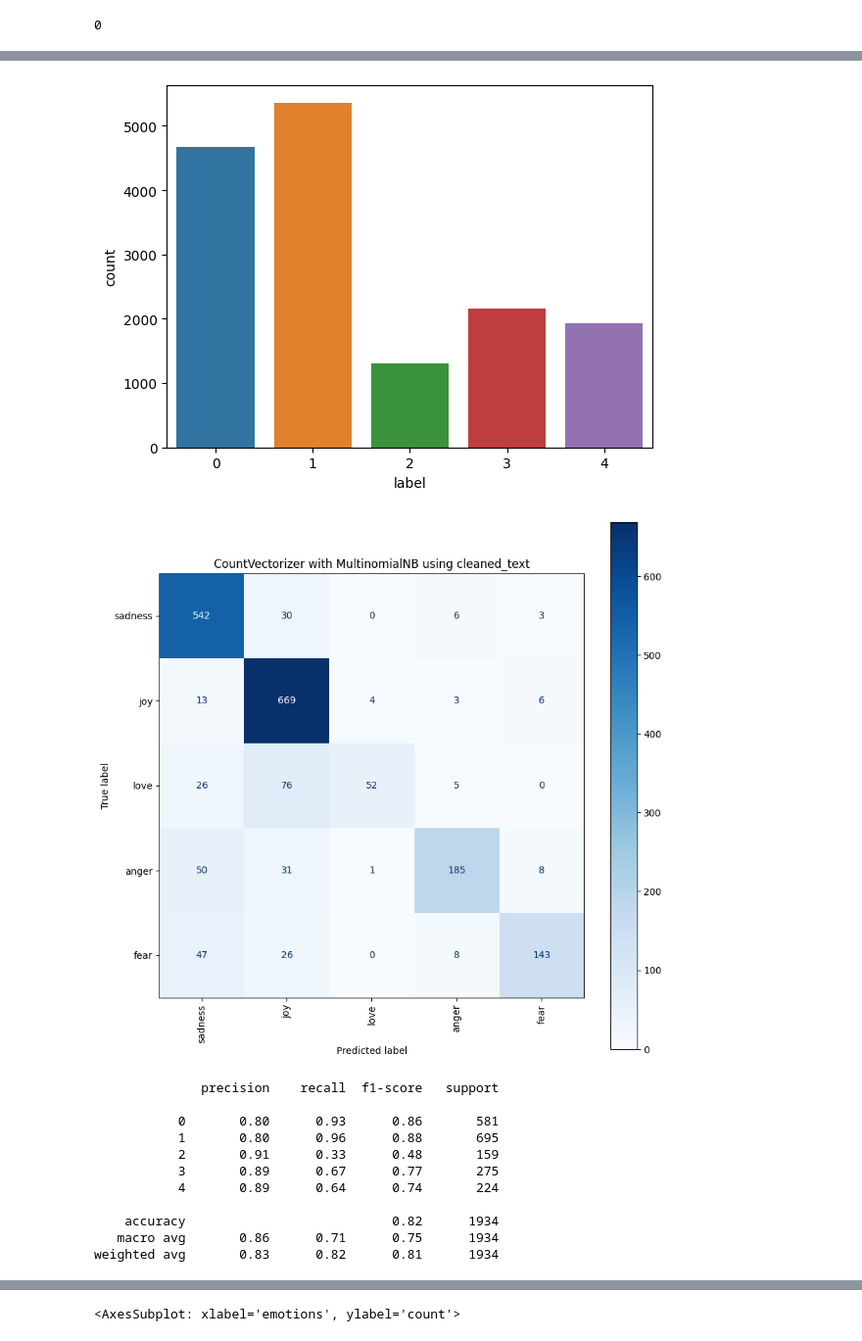
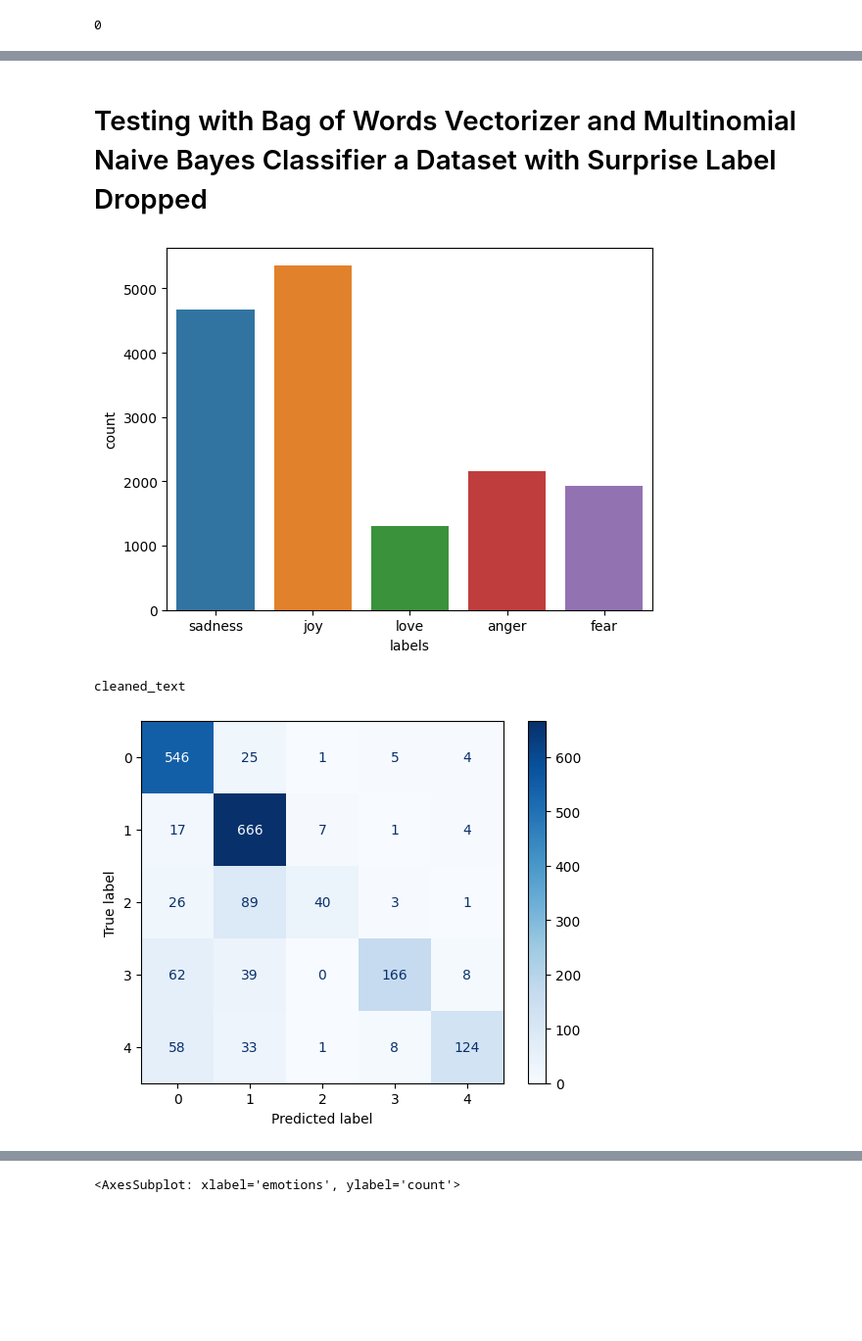
Before and after one commit to 112523chen/Project_SA_CTP, a Jupyter notebook: research.ipynb, the cells around one changed output, grey strips where cells are left out. Shown: that part at 98% size. Drawn from its saved outputs; the diff is of its cells as text; code cells hidden in the pictures; blank space fills up the shorter version.

```diff
--- a/research.ipynb
+++ b/research.ipynb
@@ -51,7 +73,7 @@ from nltk.stem import WordNetLemmatizer
 # %%
 #split up data with train and test
-train_df = pd.read_csv("data/training.csv")
-test_df = pd.read_csv("data/test.csv")
+train_df = pd.read_csv("data/original_data/training.csv")
+test_df = pd.read_csv("data/original_data/test.csv")
 
 train_df.head()
 # %% [output]
@@ -221,6 +282,8 @@ weighted avg       0.74      0.70      0.63      2000
 BoW_models = []
 
 for col in train_df.columns[2:]:
+
+    print(col)
 
     #split features and label
     X_train = train_df[col]
@@ -230,6 +293,7 @@ for col in train_df.columns[2:]:
     y_test = test_df['label']
 
     #Fit and Transform
+    X_temp = pd.concat([X_train,X_test])
     BoW_vectorizer = CountVectorizer()
     BoW_vectorizer.fit(X_temp)
 
@@ -242,14 +306,14 @@ for col in train_df.columns[2:]:
     y_pred = model.predict(X_test)
 
     #Create confusion matrix for BOW model
-    fig, ax = plt.subplots(figsize=(10, 10))
-    plot_confusion_matrix(model, X_test, y_test, display_labels=['sadness','joy','love','anger','fear','surprise'], cmap=plt.cm.Blues, ax=ax)
-    plt.xticks(rotation=90)
-    plt.title(f'CountVectorizer with MultinomialNB using {col}')
+    cm = confusion_matrix(y_test, y_pred, labels=model.classes_)
+    disp = ConfusionMatrixDisplay(confusion_matrix=cm, display_labels=model.classes_)
+    disp.plot(cmap=plt.cm.Blues)
     plt.show()
 
     #display metrics
-    print(classification_report(y_test, model.predict(X_test)))
+    print(classification_report(y_test, model.predict(X_test), target_names=['sadness','joy','love','anger','fear','surprise'], zero_division=1))
+    print("\n\n")
 
     package = [model, BoW_vectorizer]
     BoW_models.append(package)
@@ -296,60 +371,57 @@ weighted avg       0.81      0.80      0.78      2000
+# %% [markdown]
+# Testing with Bag of Words Vectorizer and Multinomial Naive Bayes Classifier a Dataset with Surprise Label Dropped
 # %%
 #Best Model with label 5 dropped
 
-train_df_ = train_df.copy()
-test_df_ = test_df.copy()
+train_df_dropped_surprise = train_df.copy()
+test_df_dropped_surprise = test_df.copy()
 
-train_df_ = train_df_[train_df_['label'] != 5]
-test_df_ = test_df_[test_df_['label'] != 5]
+train_df_dropped_surprise = train_df_dropped_surprise[train_df_dropped_surprise['label'] != 5]
+test_df_dropped_surprise = test_df_dropped_surprise[test_df_dropped_surprise['label'] != 5]
 
-sns.countplot(x=train_df_['label'])
+sns.countplot(x=train_df_dropped_surprise['label'])
+plt.xticks([x for x in range(5)], ["sadness", "joy", "love", "anger", "fear"])
+plt.xlabel("labels")
+plt.show()
 
 test_models = []
 
 for col in train_df.columns[2:]:
 
+    print(col)
+
     #split features and label
-    X_train_ = train_df_[col]
-    y_train_ = train_df_['label']
+    X_train_dropped_surprise = train_df_dropped_surprise[col]
+    y_train_dropped_surprise = train_df_dropped_surprise['label']
 
-    X_test_ = test_df_[col]
-    y_test_ = test_df_['label']
+    X_test_dropped_surprise = test_df_dropped_surprise[col]
+    y_test_dropped_surprise = test_df_dropped_surprise['label']
 
     #Fit and Transform
+    X_temp = pd.concat([X_train_dropped_surprise,X_test_dropped_surprise])
     BoW_vectorizer = CountVectorizer()
     BoW_vectorizer.fit(X_temp)
 
-    X_train_ = BoW_vectorizer.transform(X_train_)
-    X_test_ = BoW_vectorizer.transform(X_test_)
+    X_train_dropped_surprise = BoW_vectorizer.transform(X_train_dropped_surprise)
+    X_test_dropped_surprise = BoW_vectorizer.transform(X_test_dropped_surprise)
 
     #Create model and predict
     model = MultinomialNB()
-    model.fit(X_train_, y_train_)
-    y_pred_ = model.predict(X_test_)
+    model.fit(X_train_dropped_surprise, y_train_dropped_surprise)
+    y_pred_dropped_surprise = model.predict(X_test_dropped_surprise)
 
     #Create confusion matrix for BOW model
-    fig, ax = plt.subplots(figsize=(10, 10))
-    plot_confusion_matrix(model, X_test_, y_test_, display_labels=['sadness','joy','love','anger','fear'], cmap=plt.cm.Blues, ax=ax)
-    plt.xticks(rotation=90)
-    plt.title(f'CountVectorizer with MultinomialNB using {col}')
+    cm = confusion_matrix(y_test_dropped_surprise, y_pred_dropped_surprise, labels=model.classes_)
+    disp = ConfusionMatrixDisplay(confusion_matrix=cm, display_labels=model.classes_)
+    disp.plot(cmap=plt.cm.Blues)
     plt.show()
 
     #display metrics
-    print(classification_report(y_test_, model.predict(X_test_)))
+    print(classification_report(y_test_dropped_surprise, model.predict(X_test_dropped_surprise), target_names=['sadness','joy','love','anger','fear'], zero_division=1))
 
     package = [model, BoW_vectorizer]
     test_models.append(package)
 # %% [output]
-[figure, old version]
+[figure, new version]
+cleaned_text
-[figure, old version]
+[figure, new version]
-              precision    recall  f1-score   support
-
-           0       0.80      0.93      0.86       581
-           1       0.80      0.96      0.88       695
-           2       0.91      0.33      0.48       159
-           3       0.89      0.67      0.77       275
-           4       0.89      0.64      0.74       224
-
-    accuracy                           0.82      1934
-   macro avg       0.86      0.71      0.75      1934
-weighted avg       0.83      0.82      0.81      1934
```
Also changed, not shown: parts of 48 cells of this notebook.
